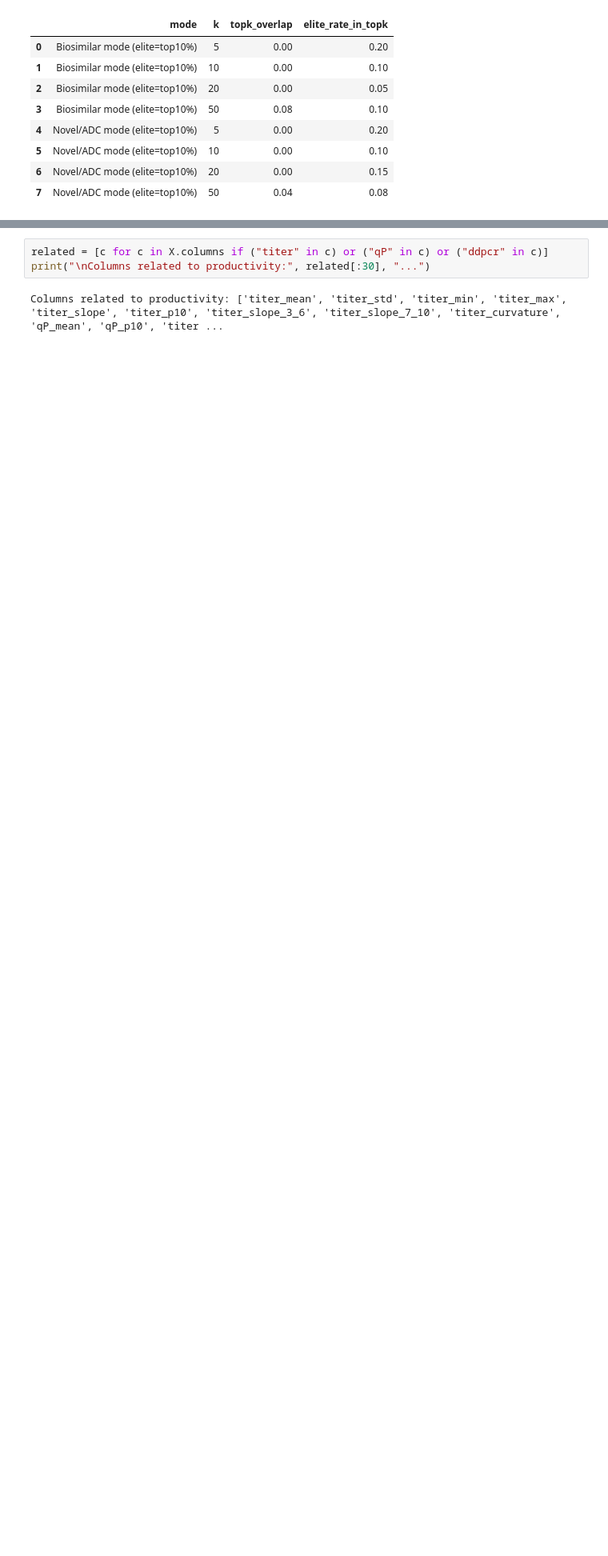
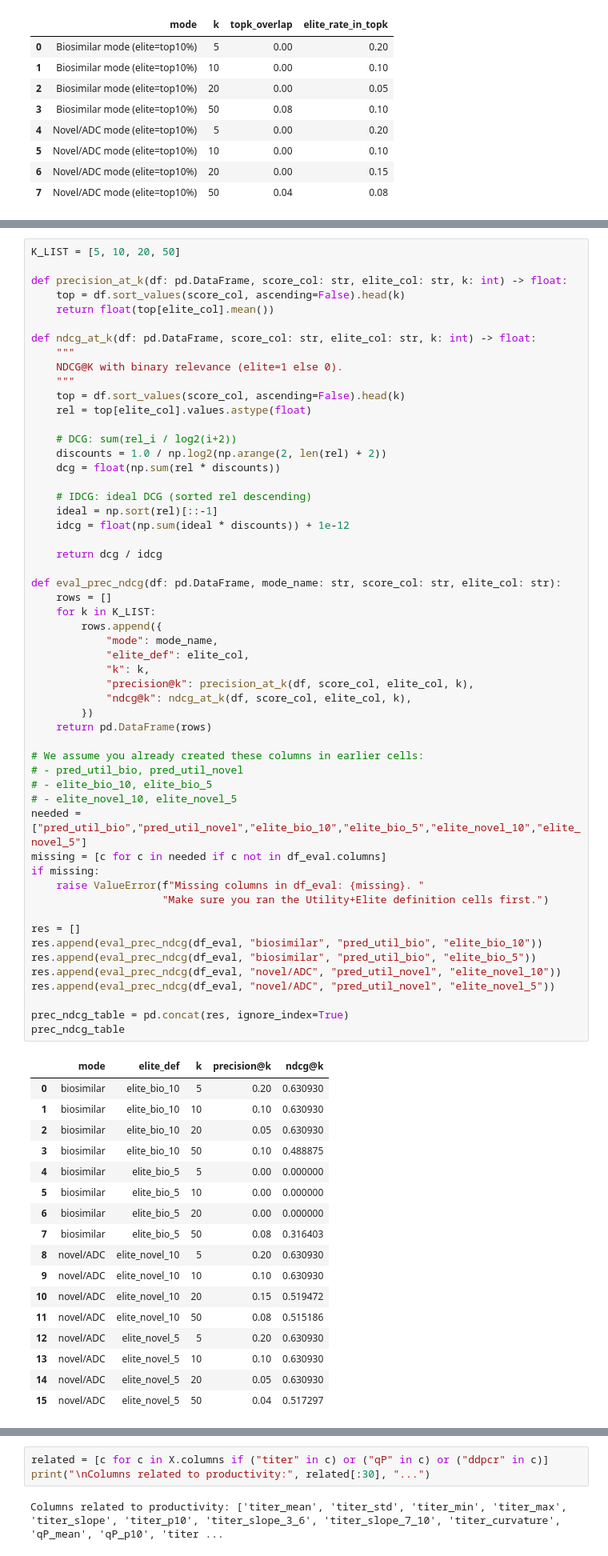
Before and after one commit to Sanghee-L/CLD_ML_PIPELINE, a Jupyter notebook: notebooks/03b_multitarget_models.ipynb, the cells around one changed output, grey strips where cells are left out. Shown at 80% size. Saved outputs shown, nothing was run; the diff lists cells and outputs as text; blank space fills up the shorter version.

Commit message:
add precision and NDCG analysis code cell

```diff
--- a/notebooks/03b_multitarget_models.ipynb
+++ b/notebooks/03b_multitarget_models.ipynb
@@ -427,0 +452,72 @@ Spearman(true_util vs pred_util): 0.015344571344571347
+# %%
+K_LIST = [5, 10, 20, 50]
+
+def precision_at_k(df: pd.DataFrame, score_col: str, elite_col: str, k: int) -> float:
+    top = df.sort_values(score_col, ascending=False).head(k)
+    return float(top[elite_col].mean())
+
+def ndcg_at_k(df: pd.DataFrame, score_col: str, elite_col: str, k: int) -> float:
+    """
+    NDCG@K with binary relevance (elite=1 else 0).
+    """
+    top = df.sort_values(score_col, ascending=False).head(k)
+    rel = top[elite_col].values.astype(float)
+
+    # DCG: sum(rel_i / log2(i+2))
+    discounts = 1.0 / np.log2(np.arange(2, len(rel) + 2))
+    dcg = float(np.sum(rel * discounts))
+
+    # IDCG: ideal DCG (sorted rel descending)
+    ideal = np.sort(rel)[::-1]
+    idcg = float(np.sum(ideal * discounts)) + 1e-12
+
+    return dcg / idcg
+
+def eval_prec_ndcg(df: pd.DataFrame, mode_name: str, score_col: str, elite_col: str):
+    rows = []
+    for k in K_LIST:
+        rows.append({
+            "mode": mode_name,
+            "elite_def": elite_col,
+            "k": k,
+            "precision@k": precision_at_k(df, score_col, elite_col, k),
+            "ndcg@k": ndcg_at_k(df, score_col, elite_col, k),
+        })
+    return pd.DataFrame(rows)
+
+# We assume you already created these columns in earlier cells:
+# - pred_util_bio, pred_util_novel
+# - elite_bio_10, elite_bio_5
+# - elite_novel_10, elite_novel_5
+needed = ["pred_util_bio","pred_util_novel","elite_bio_10","elite_bio_5","elite_novel_10","elite_novel_5"]
+missing = [c for c in needed if c not in df_eval.columns]
+if missing:
+    raise ValueError(f"Missing columns in df_eval: {missing}. "
+                     "Make sure you ran the Utility+Elite definition cells first.")
+
+res = []
+res.append(eval_prec_ndcg(df_eval, "biosimilar", "pred_util_bio", "elite_bio_10"))
+res.append(eval_prec_ndcg(df_eval, "biosimilar", "pred_util_bio", "elite_bio_5"))
+res.append(eval_prec_ndcg(df_eval, "novel/ADC", "pred_util_novel", "elite_novel_10"))
+res.append(eval_prec_ndcg(df_eval, "novel/ADC", "pred_util_novel", "elite_novel_5"))
+
+prec_ndcg_table = pd.concat(res, ignore_index=True)
+prec_ndcg_table
+# %% [output]
+|  | mode | elite_def | k | precision@k | ndcg@k |
+| 0 | biosimilar | elite_bio_10 | 5 | 0.20 | 0.630930 |
+| 1 | biosimilar | elite_bio_10 | 10 | 0.10 | 0.630930 |
+| 2 | biosimilar | elite_bio_10 | 20 | 0.05 | 0.630930 |
+| 3 | biosimilar | elite_bio_10 | 50 | 0.10 | 0.488875 |
+| 4 | biosimilar | elite_bio_5 | 5 | 0.00 | 0.000000 |
+| 5 | biosimilar | elite_bio_5 | 10 | 0.00 | 0.000000 |
+| 6 | biosimilar | elite_bio_5 | 20 | 0.00 | 0.000000 |
+| 7 | biosimilar | elite_bio_5 | 50 | 0.08 | 0.316403 |
+| 8 | novel/ADC | elite_novel_10 | 5 | 0.20 | 0.630930 |
+| 9 | novel/ADC | elite_novel_10 | 10 | 0.10 | 0.630930 |
+| 10 | novel/ADC | elite_novel_10 | 20 | 0.15 | 0.519472 |
+| 11 | novel/ADC | elite_novel_10 | 50 | 0.08 | 0.515186 |
+| 12 | novel/ADC | elite_novel_5 | 5 | 0.20 | 0.630930 |
+| 13 | novel/ADC | elite_novel_5 | 10 | 0.10 | 0.630930 |
+| 14 | novel/ADC | elite_novel_5 | 20 | 0.05 | 0.630930 |
+| 15 | novel/ADC | elite_novel_5 | 50 | 0.04 | 0.517297 |
```
Also changed, not shown: parts of 3 cells of this notebook.
